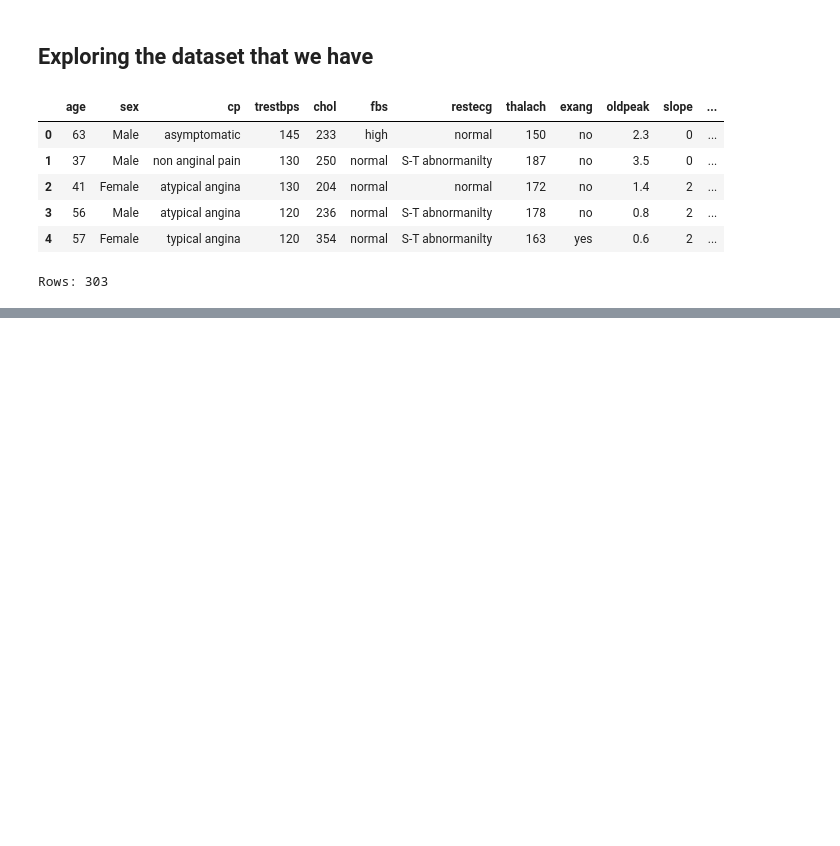
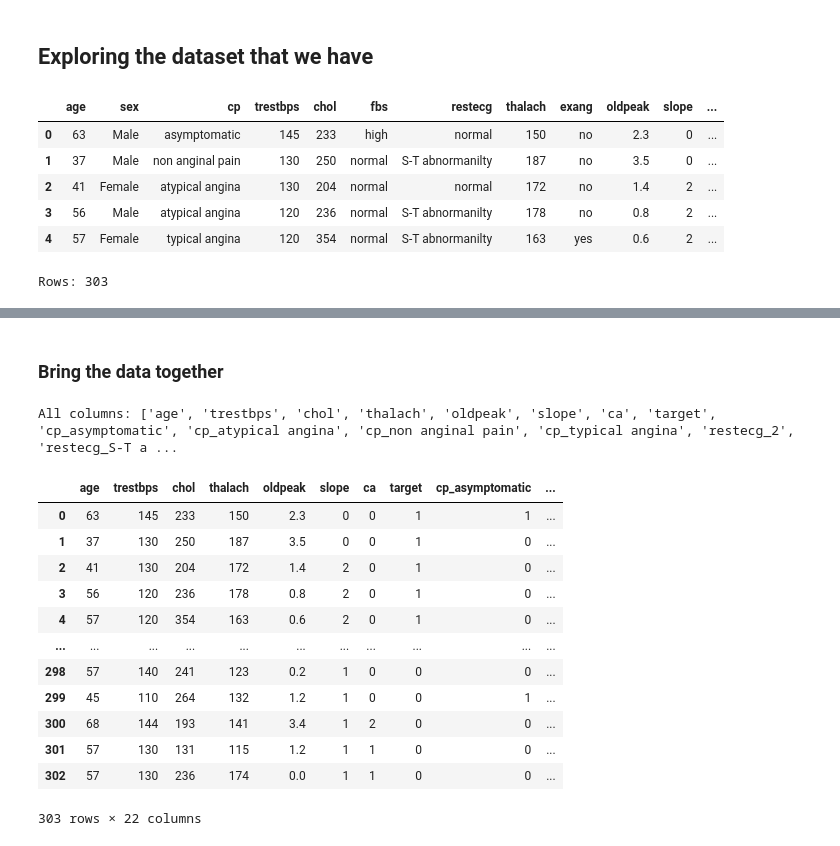
Before and after one commit to bkget/Machine-Learning, a Jupyter notebook: Notebooks/Machine Learning.ipynb, the cells around one changed output, grey strips where cells are left out. Saved outputs shown, nothing was run; the diff lists cells and outputs as text; code cells hidden in the pictures; blank space fills up the shorter version.

Commit message:
data preparation

```diff
--- a/Notebooks/Machine Learning.ipynb
+++ b/Notebooks/Machine Learning.ipynb
@@ -62,0 +111,9 @@ Rows: 303
+# %%
+# Get column names have less than 10 more than 2 unique values
+to_one_hot_encoding = [col for col in categorical_column if df[col].nunique() <= 10 and df[col].nunique() > 2]
+
+# Get Categorical Column names thoose are not in "to_one_hot_encoding"
+to_label_encoding = [col for col in categorical_column if not col in to_one_hot_encoding]
+
+print("To One Hot Encoding:", to_one_hot_encoding)
+print("To Label Encoding:", to_label_encoding)
@@ -62,0 +147,4 @@ Rows: 303
+# %%
+# We will use built in pandas function "get_dummies()" to simply to encode "to_one_hot_encoding" columns
+one_hot_encoded_columns = pd.get_dummies(df[to_one_hot_encoding])
+one_hot_encoded_columns
@@ -62,0 +165,17 @@ Rows: 303
+# %%
+# Label Encoding
+
+label_encoded_columns = []
+# For loop for each columns
+for col in to_label_encoding:
+    # We define new label encoder to each new column
+    le = LabelEncoder()
+    # Encode our data and create new Dataframe of it,
+    # notice that we gave column name in "columns" arguments
+    column_dataframe = pd.DataFrame(le.fit_transform(df[col]), columns=[col] )
+    # and add new DataFrame to "label_encoded_columns" list
+    label_encoded_columns.append(column_dataframe)
+
+# Merge all data frames
+label_encoded_columns = pd.concat(label_encoded_columns, axis=1)
+label_encoded_columns
@@ -62,0 +196,30 @@ Rows: 303
+# %% [markdown]
+### Bring the data together
+# %%
+# Copy our DataFrame to X variable
+X = df.copy()
+
+# Droping Categorical Columns,
+# "inplace" means replace our data with new one
+# Don't forget to "axis=1"
+X.drop(categorical_column, axis=1, inplace=True)
+
+# Merge DataFrames
+X = pd.concat([X, one_hot_encoded_columns, label_encoded_columns], axis=1)
+print("All columns:", X.columns.tolist())
+X
+# %% [output]
+All columns: ['age', 'trestbps', 'chol', 'thalach', 'oldpeak', 'slope', 'ca', 'target', 'cp_asymptomatic', 'cp_atypical angina', 'cp_non anginal pain', 'cp_typical angina', 'restecg_2', 'restecg_S-T a ...
+|  | age | trestbps | chol | thalach | oldpeak | slope | ca | target | cp_asymptomatic | ... |
+| 0 | 63 | 145 | 233 | 150 | 2.3 | 0 | 0 | 1 | 1 | ... |
+| 1 | 37 | 130 | 250 | 187 | 3.5 | 0 | 0 | 1 | 0 | ... |
+| 2 | 41 | 130 | 204 | 172 | 1.4 | 2 | 0 | 1 | 0 | ... |
+| 3 | 56 | 120 | 236 | 178 | 0.8 | 2 | 0 | 1 | 0 | ... |
+| 4 | 57 | 120 | 354 | 163 | 0.6 | 2 | 0 | 1 | 0 | ... |
+| ... | ... | ... | ... | ... | ... | ... | ... | ... | ... | ... |
+| 298 | 57 | 140 | 241 | 123 | 0.2 | 1 | 0 | 0 | 0 | ... |
+| 299 | 45 | 110 | 264 | 132 | 1.2 | 1 | 0 | 0 | 1 | ... |
+| 300 | 68 | 144 | 193 | 141 | 3.4 | 1 | 2 | 0 | 0 | ... |
+| 301 | 57 | 130 | 131 | 115 | 1.2 | 1 | 1 | 0 | 0 | ... |
+| 302 | 57 | 130 | 236 | 174 | 0.0 | 1 | 1 | 0 | 0 | ... |
+303 rows × 22 columns
```
Also changed, not shown: parts of 14 cells of this notebook.
